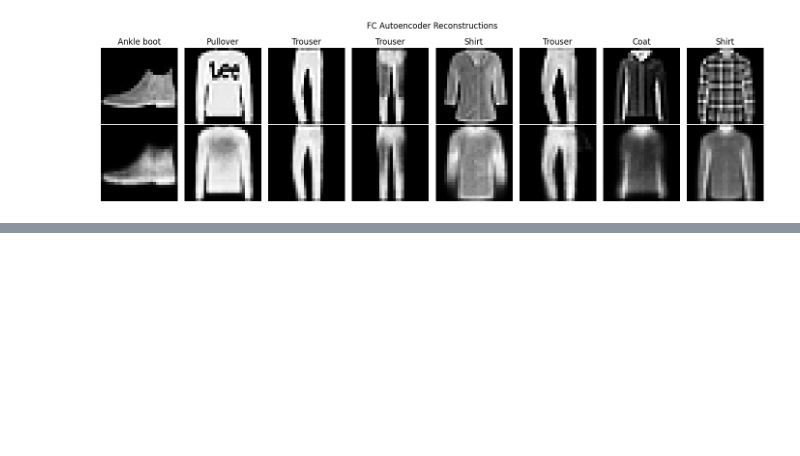
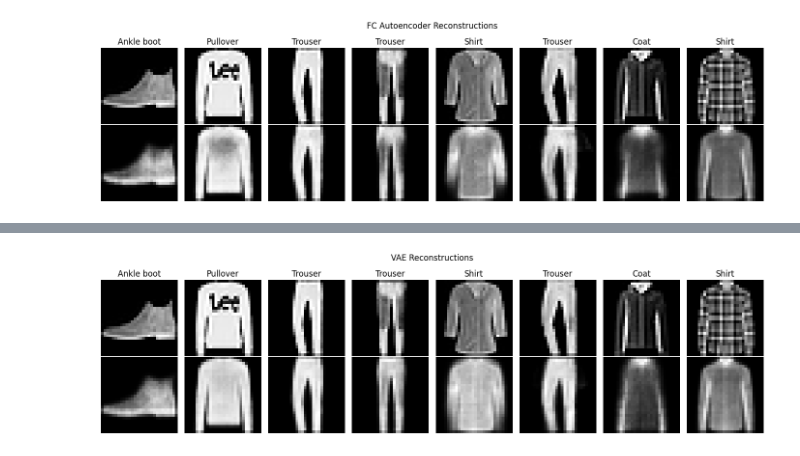
Before and after one commit to DrashtiShah23/data266-2046, a Jupyter notebook: hw7/HW7.ipynb, the cells around one changed output, grey strips where cells are left out. Cells and saved outputs as stored; diff of their text form; code cells hidden in the pictures; blank space fills up the shorter version.

```diff
--- a/hw7/HW7.ipynb
+++ b/hw7/HW7.ipynb
@@ -536,0 +919,45 @@ plt.show()
+# %%
+vae.eval()
+
+test_images, test_labels = next(iter(test_loader))
+test_images_device = test_images.to(device)
+
+with torch.no_grad():
+    mu, logvar = vae.encode(test_images_device)
+    vae_reconstructed = vae.decode(mu).cpu()
+
+n_examples = 8
+
+fig, axes = plt.subplots(
+    2,
+    n_examples,
+    figsize=(14, 4)
+)
+
+for i in range(n_examples):
+    axes[0, i].imshow(
+        test_images[i].reshape(28, 28),
+        cmap="gray"
+    )
+
+    axes[0, i].set_title(
+        class_names[test_labels[i]]
+    )
+
+    axes[0, i].axis("off")
+
+    axes[1, i].imshow(
+        vae_reconstructed[i].reshape(28, 28),
+        cmap="gray"
+    )
+
+    axes[1, i].axis("off")
+
+axes[0, 0].set_ylabel("Original")
+axes[1, 0].set_ylabel("VAE")
+
+plt.suptitle("VAE Reconstructions")
+plt.tight_layout()
+plt.show()
+# %% [output]
+[figure, added]
```
Also changed, not shown: parts of 12 cells of this notebook.
